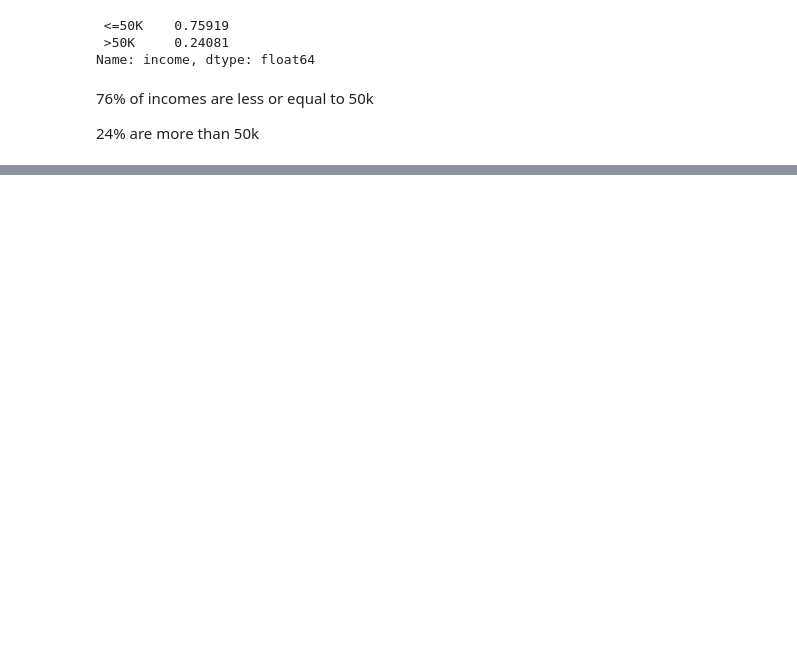
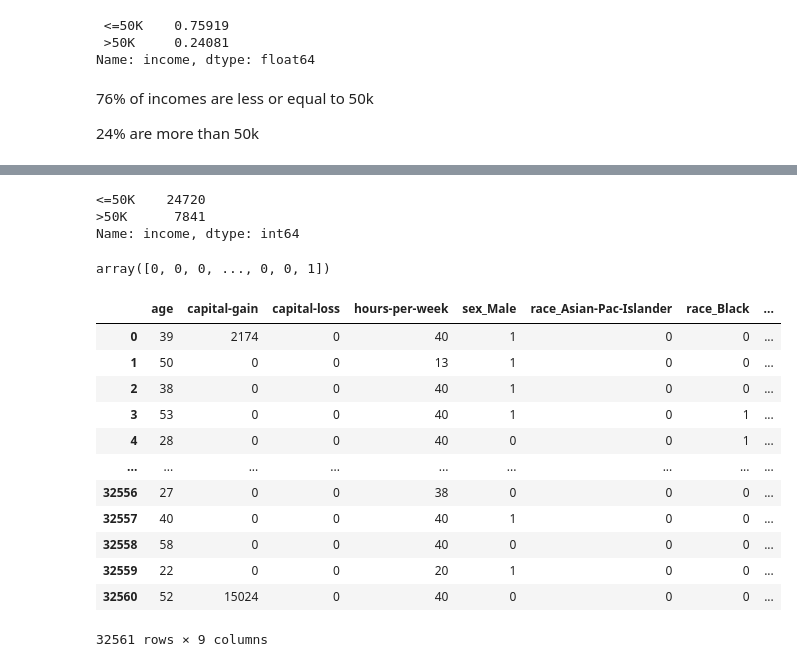
Before and after one commit to cacaprog/learning-projects, a Jupyter notebook: census-income-random-forest/income-rf.ipynb, the cells around one changed output, grey strips where cells are left out. Drawn from its saved outputs; the diff is of its cells as text; code cells hidden in the pictures; blank space fills up the shorter version.

```diff
--- a/census-income-random-forest/income-rf.ipynb
+++ b/census-income-random-forest/income-rf.ipynb
@@ -38,0 +73,7 @@ Name: income, dtype: float64
+# %%
+col_to_fix = ['workclass', 'education',
+'marital-status', 'occupation', 'relationship', 'race', 'sex',
+'native-country', 'income']
+# %%
+for i in col_to_fix:
+    df[i] = df[i].str.strip()
@@ -38,0 +97,6 @@ Name: income, dtype: float64
+# %%
+y.value_counts()
+# %% [output]
+<=50K    24720
+>50K      7841
+Name: income, dtype: int64
@@ -38,0 +105,7 @@ Name: income, dtype: float64
+# %%
+y
+# %% [output]
+array([0, 0, 0, ..., 0, 0, 1])
+# %%
+feature_cols = ['age',
+       'capital-gain', 'capital-loss', 'hours-per-week', 'sex','race']
@@ -38,0 +114,16 @@ Name: income, dtype: float64
+# %%
+X
+# %% [output]
+|  | age | capital-gain | capital-loss | hours-per-week | sex_Male | race_Asian-Pac-Islander | race_Black | ... |
+| 0 | 39 | 2174 | 0 | 40 | 1 | 0 | 0 | ... |
+| 1 | 50 | 0 | 0 | 13 | 1 | 0 | 0 | ... |
+| 2 | 38 | 0 | 0 | 40 | 1 | 0 | 0 | ... |
+| 3 | 53 | 0 | 0 | 40 | 1 | 0 | 1 | ... |
+| 4 | 28 | 0 | 0 | 40 | 0 | 0 | 1 | ... |
+| ... | ... | ... | ... | ... | ... | ... | ... | ... |
+| 32556 | 27 | 0 | 0 | 38 | 0 | 0 | 0 | ... |
+| 32557 | 40 | 0 | 0 | 40 | 1 | 0 | 0 | ... |
+| 32558 | 58 | 0 | 0 | 40 | 0 | 0 | 0 | ... |
+| 32559 | 22 | 0 | 0 | 20 | 1 | 0 | 0 | ... |
+| 32560 | 52 | 15024 | 0 | 40 | 0 | 0 | 0 | ... |
+32561 rows × 9 columns
```
Also changed, not shown: parts of 38 cells of this notebook.
